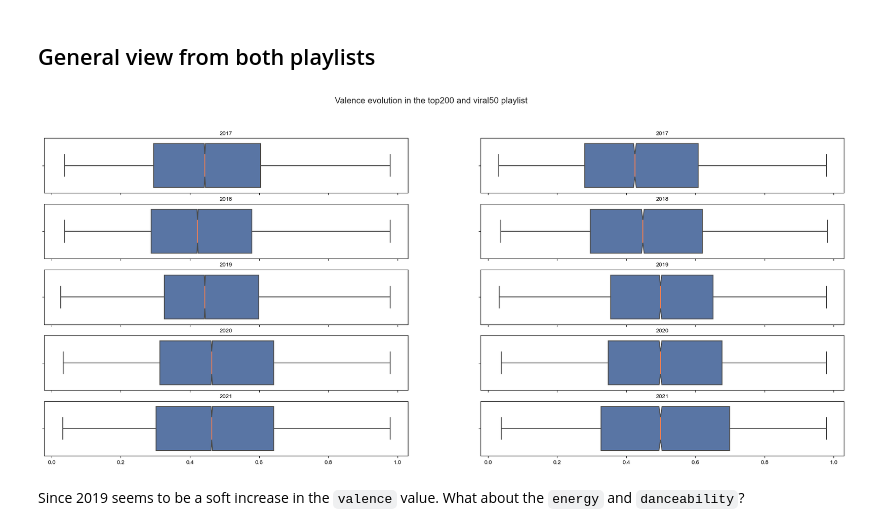
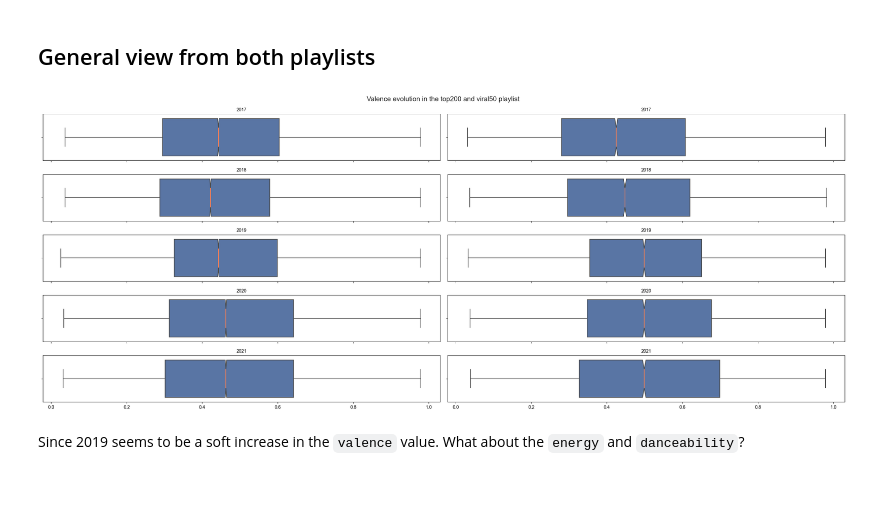
Before and after one commit to annassanchez/ETL_project, a Jupyter notebook: notebooks/6-analysis.ipynb, the cells around one changed output. Drawn from its saved outputs; the diff is of its cells as text; code cells hidden in the pictures; blank space fills up the shorter version.

```diff
--- a/notebooks/6-analysis.ipynb
+++ b/notebooks/6-analysis.ipynb
@@ -114,27 +115,9 @@ Once splitted, we will look at the parameters:
 And evaluate if there have been significant changes on this variables.
 # %% [markdown]
 ## General view from both playlists
-# %%
-fig, axs = plt.subplots(ncols=2, nrows = len(top200.sort_values(by = ['playlist_date'])['playlist_date'].dt.year.unique().tolist()), figsize = (25, 10), sharex=True,)
-list_years = top200.sort_values(by = ['playlist_date'])['playlist_date'].dt.year.unique().tolist()
-sns.set_theme(style="darkgrid")
-rows = [0, 1]
-fig.suptitle('Valence evolution in the top200 and viral50 playlist', fontsize=15)
-for year in list_years:
-    for row in rows:
-        if row == 0:
-            #print(year, list_years.index(year))
-            sns.boxplot(x=top200[top200['playlist_date'].dt.year == year].valence, data = top200[top200['playlist_date'].dt.year == year], medianprops={"color": "coral"}, notch=True,flierprops={"marker": "x"},
-                ax=axs[list_years.index(year)][0]) ;
-            axs[list_years.index(year)][0].set_title(str(year), fontsize=10, )
-            axs[list_years.index(year)][0].set_xlabel("")
-        elif row == 1:
-            #print(year, list_years.index(year))
-            sns.boxplot(x=viral50[viral50['playlist_date'].dt.year == year].valence, data = viral50[viral50['playlist_date'].dt.year == year], notch=True, flierprops={"marker": "x"},
-                ax=axs[list_years.index(year)][1], medianprops={"color": "coral"}) ;
-            axs[list_years.index(year)][1].set_title(str(year), fontsize=10, )
-            axs[list_years.index(year)][1].set_xlabel("")
-# %% [output]
-[figure, removed]
+# %%
+scharts.general_chart(top200, viral50)
+# %% [output]
+[figure, added]
 # %% [markdown]
 Since 2019 seems to be a soft increase in the `valence` value. What about the `energy` and `danceability`?
```
Also changed, not shown: parts of 21 cells of this notebook.
